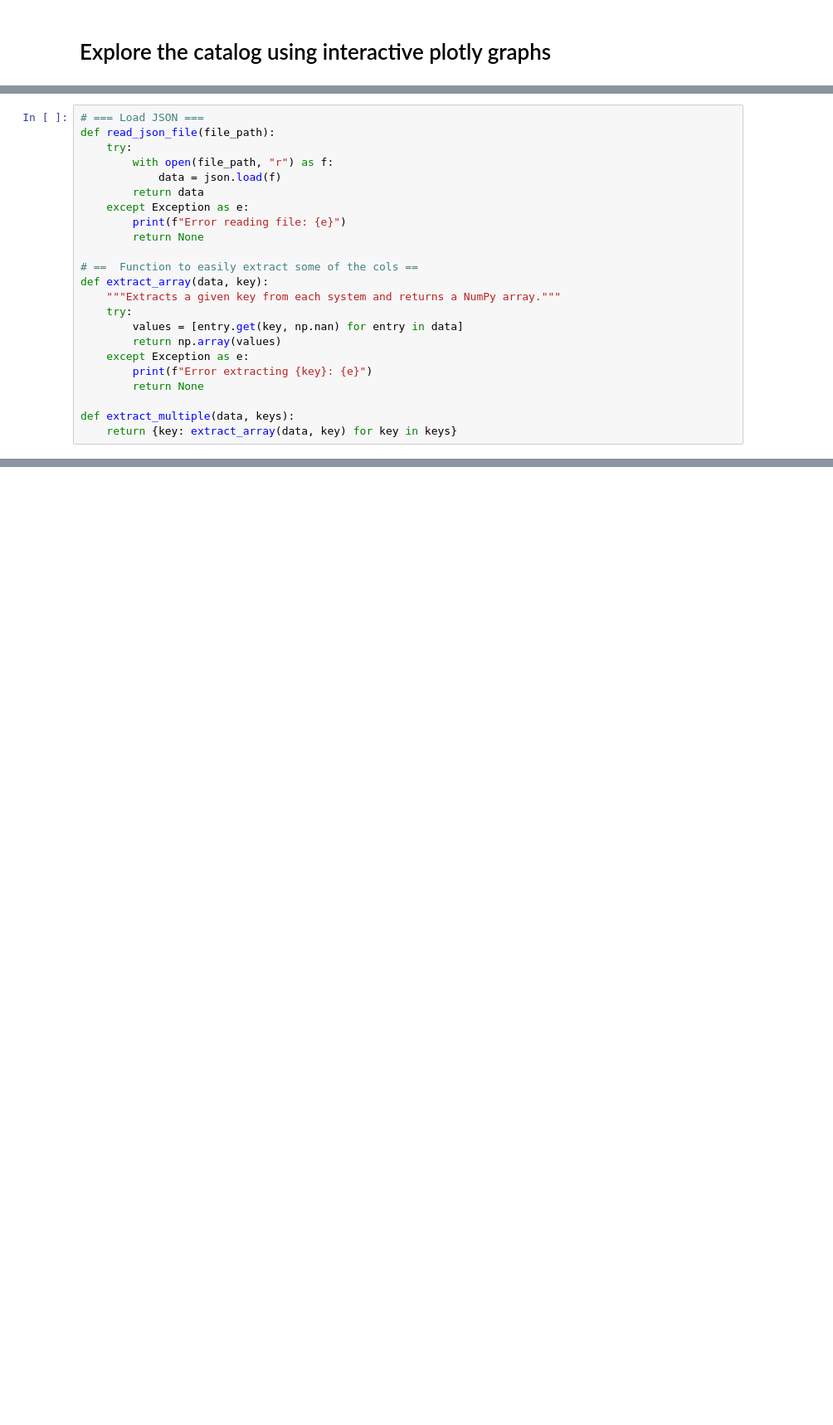
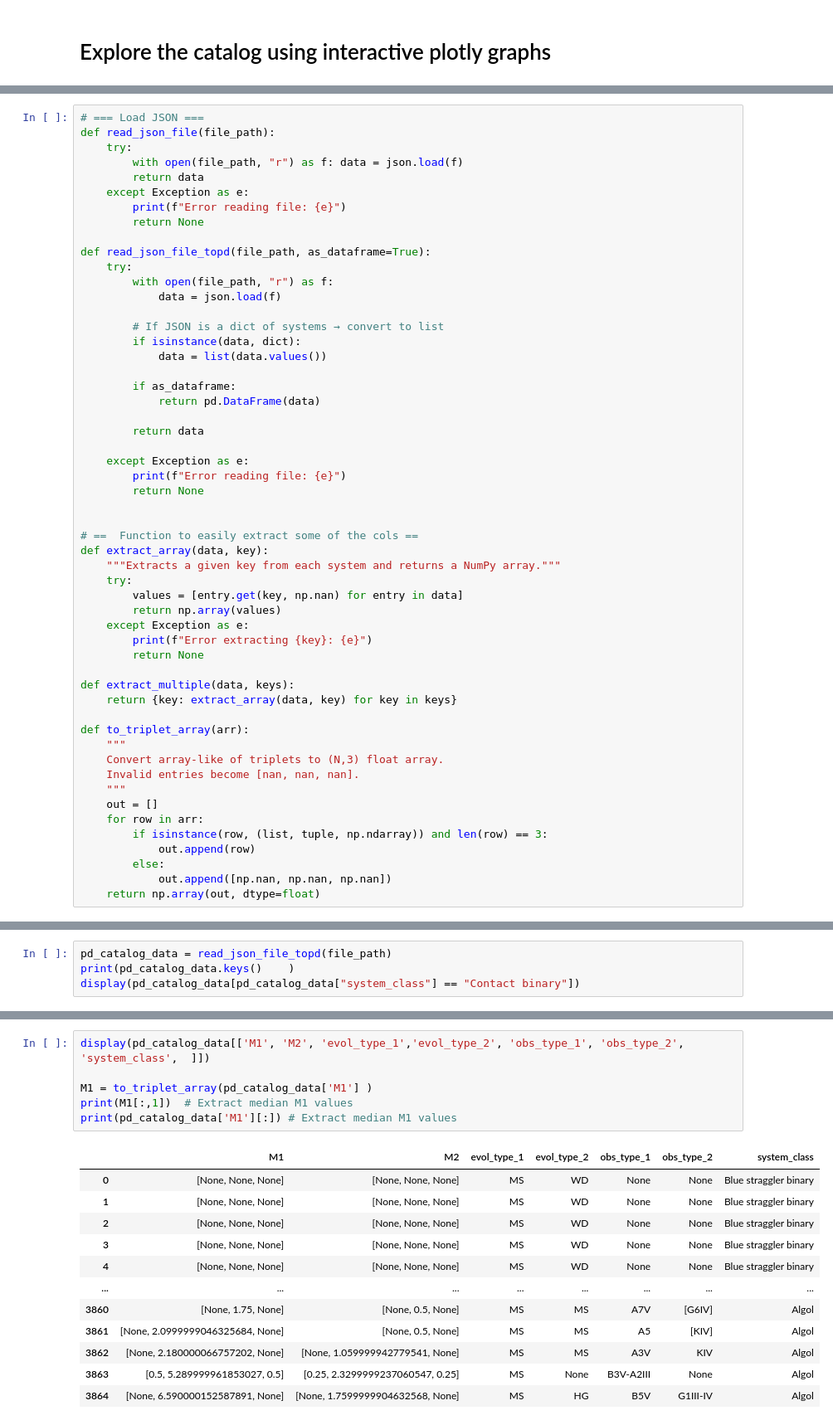
Before and after one commit to binary-observations/post_mt_catalog, a Jupyter notebook: code/data_analysis/Read_and_plot.ipynb, the cells around one changed output, grey strips where cells are left out. Shown at 83% size. Cells and saved outputs as stored; diff of their text form; blank space fills up the shorter version.

```diff
--- a/code/data_analysis/Read_and_plot.ipynb
+++ b/code/data_analysis/Read_and_plot.ipynb
@@ -25,12 +25,30 @@ file_path = MAIN_CATALOG
 # === Load JSON ===
 def read_json_file(file_path):
     try:
-        with open(file_path, "r") as f:
-            data = json.load(f)
+        with open(file_path, "r") as f: data = json.load(f)
         return data
     except Exception as e:
         print(f"Error reading file: {e}")
         return None
+
+def read_json_file_topd(file_path, as_dataframe=True):
+    try:
+        with open(file_path, "r") as f:
+            data = json.load(f)
+
+        # If JSON is a dict of systems → convert to list
+        if isinstance(data, dict):
+            data = list(data.values())
+
+        if as_dataframe:
+            return pd.DataFrame(data)
+
+        return data
+
+    except Exception as e:
+        print(f"Error reading file: {e}")
+        return None
+
 
 # ==  Function to easily extract some of the cols ==
 def extract_array(data, key):
@@ -44,3 +62,16 @@ def extract_array(data, key):
 
 def extract_multiple(data, keys):
     return {key: extract_array(data, key) for key in keys}
+
+def to_triplet_array(arr):
+    """
+    Convert array-like of triplets to (N,3) float array.
+    Invalid entries become [nan, nan, nan].
+    """
+    out = []
+    for row in arr:
+        if isinstance(row, (list, tuple, np.ndarray)) and len(row) == 3:
+            out.append(row)
+        else:
+            out.append([np.nan, np.nan, np.nan])
+    return np.array(out, dtype=float)
@@ -81,0 +78,4 @@ print(np.unique(type2))
+# %%
+pd_catalog_data = read_json_file_topd(file_path)
+print(pd_catalog_data.keys()    )
+display(pd_catalog_data[pd_catalog_data["system_class"] == "Contact binary"])
@@ -81,0 +114,19 @@ print(np.unique(type2))
+# %%
+display(pd_catalog_data[['M1', 'M2', 'evol_type_1','evol_type_2', 'obs_type_1', 'obs_type_2',  'system_class',  ]])
+
+M1 = to_triplet_array(pd_catalog_data['M1'] )
+print(M1[:,1])  # Extract median M1 values
+print(pd_catalog_data['M1'][:]) # Extract median M1 values
+# %% [output]
+|  | M1 | M2 | evol_type_1 | evol_type_2 | obs_type_1 | obs_type_2 | system_class |
+| 0 | [None, None, None] | [None, None, None] | MS | WD | None | None | Blue straggler binary |
+| 1 | [None, None, None] | [None, None, None] | MS | WD | None | None | Blue straggler binary |
+| 2 | [None, None, None] | [None, None, None] | MS | WD | None | None | Blue straggler binary |
+| 3 | [None, None, None] | [None, None, None] | MS | WD | None | None | Blue straggler binary |
+| 4 | [None, None, None] | [None, None, None] | MS | WD | None | None | Blue straggler binary |
+| ... | ... | ... | ... | ... | ... | ... | ... |
+| 3860 | [None, 1.75, None] | [None, 0.5, None] | MS | MS | A7V | [G6IV] | Algol |
+| 3861 | [None, 2.0999999046325684, None] | [None, 0.5, None] | MS | MS | A5 | [KIV] | Algol |
+| 3862 | [None, 2.180000066757202, None] | [None, 1.059999942779541, None] | MS | MS | A3V | KIV | Algol |
+| 3863 | [0.5, 5.289999961853027, 0.5] | [0.25, 2.3299999237060547, 0.25] | MS | None | B3V-A2III | None | Algol |
+| 3864 | [None, 6.590000152587891, None] | [None, 1.7599999904632568, None] | MS | HG | B5V | G1III-IV | Algol |
```
Also changed, not shown: parts of 10 cells of this notebook, 5 other files.
